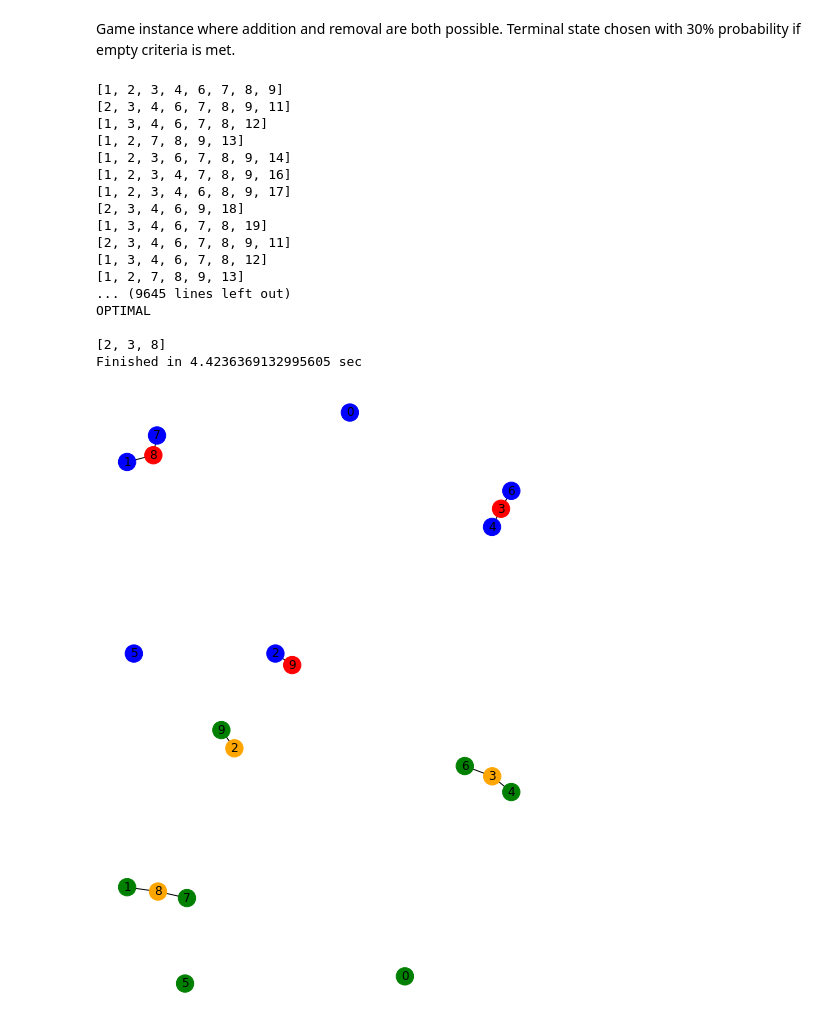
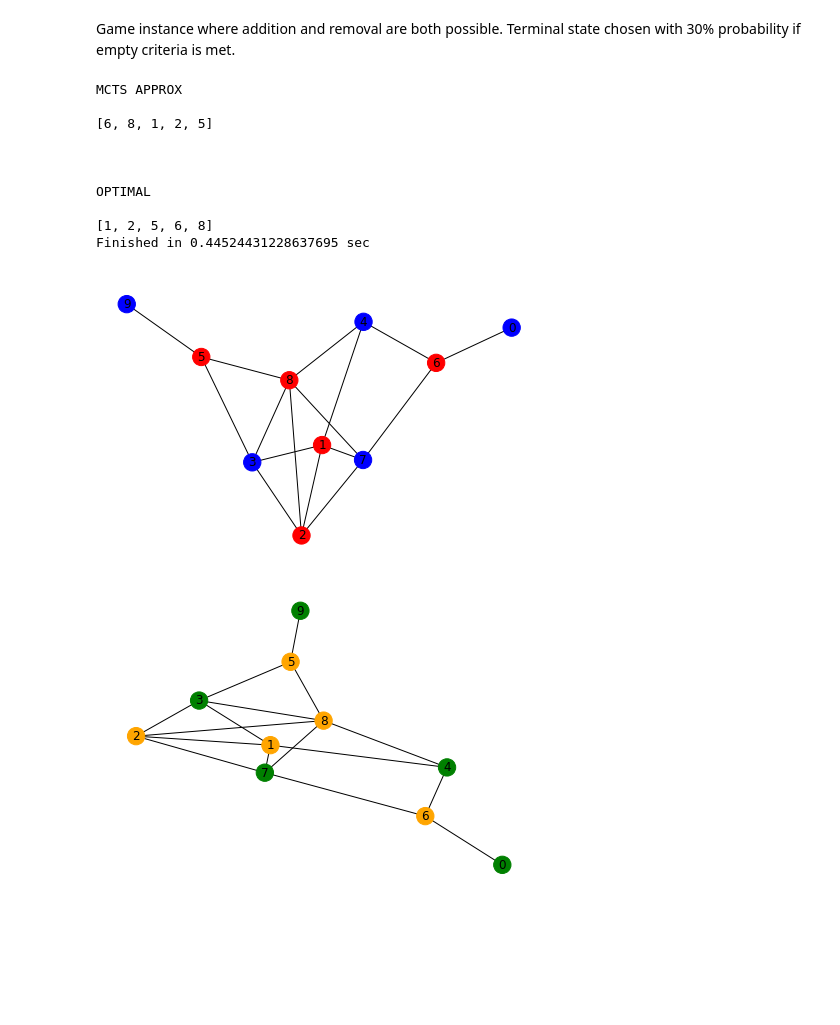
Before and after one commit to colindbrown/columbia-deep-learning-project, a Jupyter notebook: MCTS/MCTS Comparisons.ipynb, the cells around one changed output. Cells and saved outputs as stored; diff of their text form; code cells hidden in the pictures; blank space fills up the shorter version.

```diff
--- a/MCTS/MCTS Comparisons.ipynb
+++ b/MCTS/MCTS Comparisons.ipynb
@@ -167,8 +167,7 @@ class VertexCoverAddRemove(Node):
         if prob > 0.7:
             self.terminal = True
         if len(self.possible_moves)==0:
-            self.Terminal = True
-        print(self.possible_moves)
+            self.terminal = True
 
 
     def find_children(self):
@@ -358,32 +357,25 @@ def show_optimal_vc(G, display=True):
 # %%
 import time
 start = time.time()
 G = generate_graph(10)
-vc = play_game(G,game='addremove')
+vc = play_game(G,game='naive')
 print()
 opt = show_optimal_vc(G)
 
 print('Finished in {} sec'.format(time.time()-start))
 # %% [output]
-[1, 2, 3, 4, 6, 7, 8, 9]
-[2, 3, 4, 6, 7, 8, 9, 11]
-[1, 3, 4, 6, 7, 8, 12]
-[1, 2, 7, 8, 9, 13]
-[1, 2, 3, 6, 7, 8, 9, 14]
-[1, 2, 3, 4, 7, 8, 9, 16]
-[1, 2, 3, 4, 6, 8, 9, 17]
-[2, 3, 4, 6, 9, 18]
-[1, 3, 4, 6, 7, 8, 19]
-[2, 3, 4, 6, 7, 8, 9, 11]
-[1, 3, 4, 6, 7, 8, 12]
-[1, 2, 7, 8, 9, 13]
-... (9645 lines left out)
+MCTS APPROX
+
+[6, 8, 1, 2, 5]
+
+
+
 OPTIMAL
 
-[2, 3, 8]
-Finished in 4.4236369132995605 sec
+[1, 2, 5, 6, 8]
+Finished in 0.44524431228637695 sec
-[figure, old version]
+[figure, new version]
-[figure, old version]
+[figure, new version]
 # %%
 NUM_SIMS = 1000
 
```
Also changed, not shown: parts of 5 cells of this notebook.
